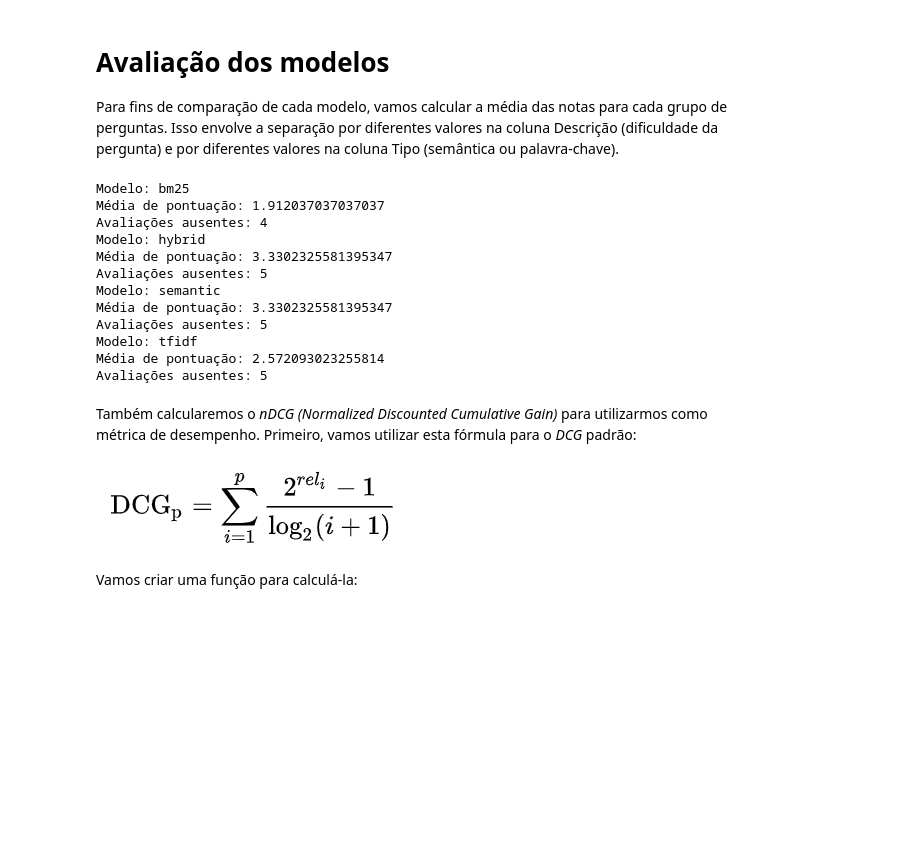
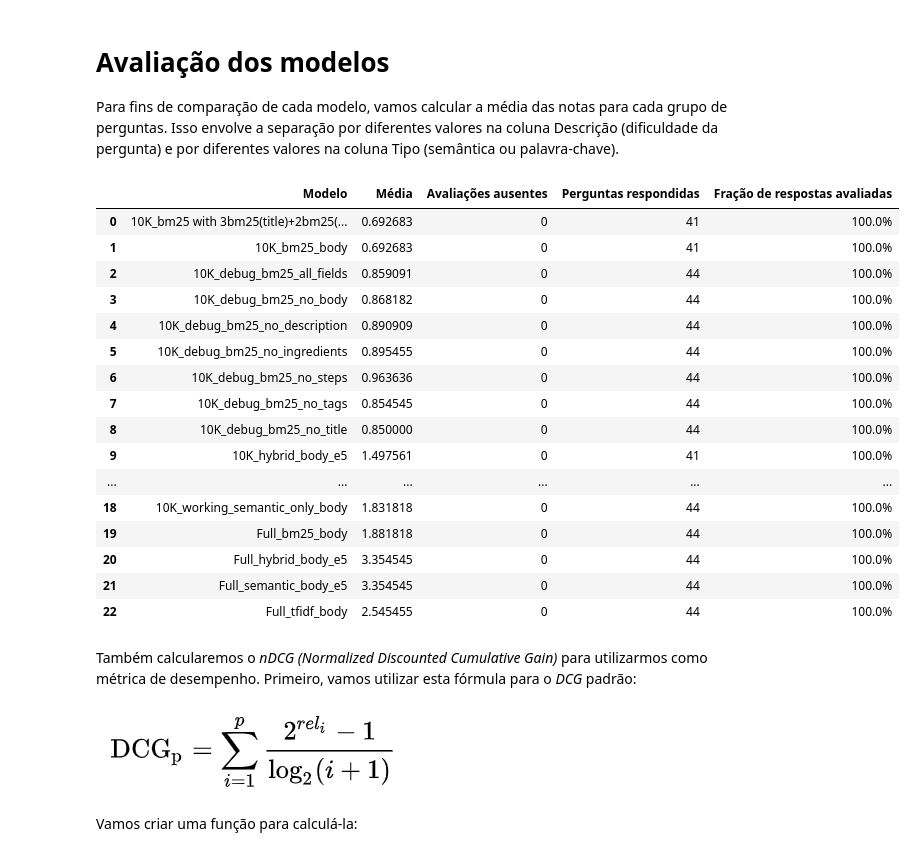
Before and after one commit to VanessaWille/Search_Engine, a Jupyter notebook: models_comparison.ipynb, the cells around one changed output. Cells and saved outputs as stored; diff of their text form; code cells hidden in the pictures; blank space fills up the shorter version.

```diff
--- a/models_comparison.ipynb
+++ b/models_comparison.ipynb
@@ -125,50 +125,64 @@ semantic_mean = {}
 keyword_mean = {}
 # Cria dicionário para a média geral
 mean = {}
+df_initial_report = pd.DataFrame()
 # Percorre os modelos do dicionário
 for model in models:
     # Cria um DataFrame para os resultados
     df = models[model]
     # Coleta as linhas sem nota do DataFrame
     model_missing_reviews = df[df['Nota'].isnull()]
     # Cria DataFrames filtrados para cada dificuldade
     simple_question = df[df['Descrição'] == 'Pergunta simples']
     media_question = df[df['Descrição'] == 'Pergunta média']
     hard_question = df[df['Descrição'] == 'Pergunta difícil']
     complex_question = df[df['Descrição'] == 'Pergunta difícil +']
     # Cria DataFrames filtrados para cada tipo de pergunta
     keyword = df[df['Tipo'] == 'Keywords']
     semantic = df[df['Tipo'] == 'Semantica']
     # Adiciona as notas médias nos dicionários de dificuldade
     simple_mean[model] = simple_question['Nota'].mean()
     media_mean[model] = media_question['Nota'].mean()
     hard_mean[model] = hard_question['Nota'].mean()
     complex_mean[model] = complex_question['Nota'].mean()
     # Nota média do modelo
     model_mean = df['Nota'].mean()
     mean[model] = model_mean
     # Adiciona as notas médias nos dicionários de tipo de pegrgunta
     keyword_mean[model] = keyword['Nota'].mean()
     semantic_mean[model] = semantic['Nota'].mean()
-    # Printa as informações de avaliações ausentes de cada modelo
-    print(f'Modelo: {model}')
-    print(f'Média de pontuação: {model_mean}')
-    print(f'Avaliações ausentes: {len(model_missing_reviews)}')
+
     # Adiciona as linhas sem avaliação ao DataFrame
     missing_reviews = pd.concat([missing_reviews, model_missing_reviews])
+
+    report_row = pd.DataFrame({
+        "Modelo": [model],
+        "Média": [model_mean],
+        "Avaliações ausentes": [len(model_missing_reviews)],
+        "Perguntas respondidas": [df["Query"].nunique()],
+        "Fração de respostas avaliadas": [str(round((1 - len(model_missing_reviews) / df["Query"].count() ) *100 , 2))+"%"],
+    })
+
+    df_initial_report = pd.concat([df_initial_report, report_row], ignore_index=True)
+df_initial_report
 # %% [output]
-Modelo: bm25
-Média de pontuação: 1.912037037037037
-Avaliações ausentes: 4
-Modelo: hybrid
-Média de pontuação: 3.3302325581395347
-Avaliações ausentes: 5
-Modelo: semantic
-Média de pontuação: 3.3302325581395347
-Avaliações ausentes: 5
-Modelo: tfidf
-Média de pontuação: 2.572093023255814
-Avaliações ausentes: 5
+|  | Modelo | Média | Avaliações ausentes | Perguntas respondidas | Fração de respostas avaliadas |
+| 0 | 10K_bm25 with 3bm25(title)+2bm25(... | 0.692683 | 0 | 41 | 100.0% |
+| 1 | 10K_bm25_body | 0.692683 | 0 | 41 | 100.0% |
+| 2 | 10K_debug_bm25_all_fields | 0.859091 | 0 | 44 | 100.0% |
+| 3 | 10K_debug_bm25_no_body | 0.868182 | 0 | 44 | 100.0% |
+| 4 | 10K_debug_bm25_no_description | 0.890909 | 0 | 44 | 100.0% |
+| 5 | 10K_debug_bm25_no_ingredients | 0.895455 | 0 | 44 | 100.0% |
+| 6 | 10K_debug_bm25_no_steps | 0.963636 | 0 | 44 | 100.0% |
+| 7 | 10K_debug_bm25_no_tags | 0.854545 | 0 | 44 | 100.0% |
+| 8 | 10K_debug_bm25_no_title | 0.850000 | 0 | 44 | 100.0% |
+| 9 | 10K_hybrid_body_e5 | 1.497561 | 0 | 41 | 100.0% |
+| ... | ... | ... | ... | ... | ... |
+| 18 | 10K_working_semantic_only_body | 1.831818 | 0 | 44 | 100.0% |
+| 19 | Full_bm25_body | 1.881818 | 0 | 44 | 100.0% |
+| 20 | Full_hybrid_body_e5 | 3.354545 | 0 | 44 | 100.0% |
+| 21 | Full_semantic_body_e5 | 3.354545 | 0 | 44 | 100.0% |
+| 22 | Full_tfidf_body | 2.545455 | 0 | 44 | 100.0% |
 # %% [markdown]
 Também calcularemos o *nDCG (Normalized Discounted Cumulative Gain)* para utilizarmos como métrica de desempenho. Primeiro, vamos utilizar esta fórmula para o *DCG* padrão:
 
```
Also changed, not shown: parts of 10 cells of this notebook, 29 other files.
